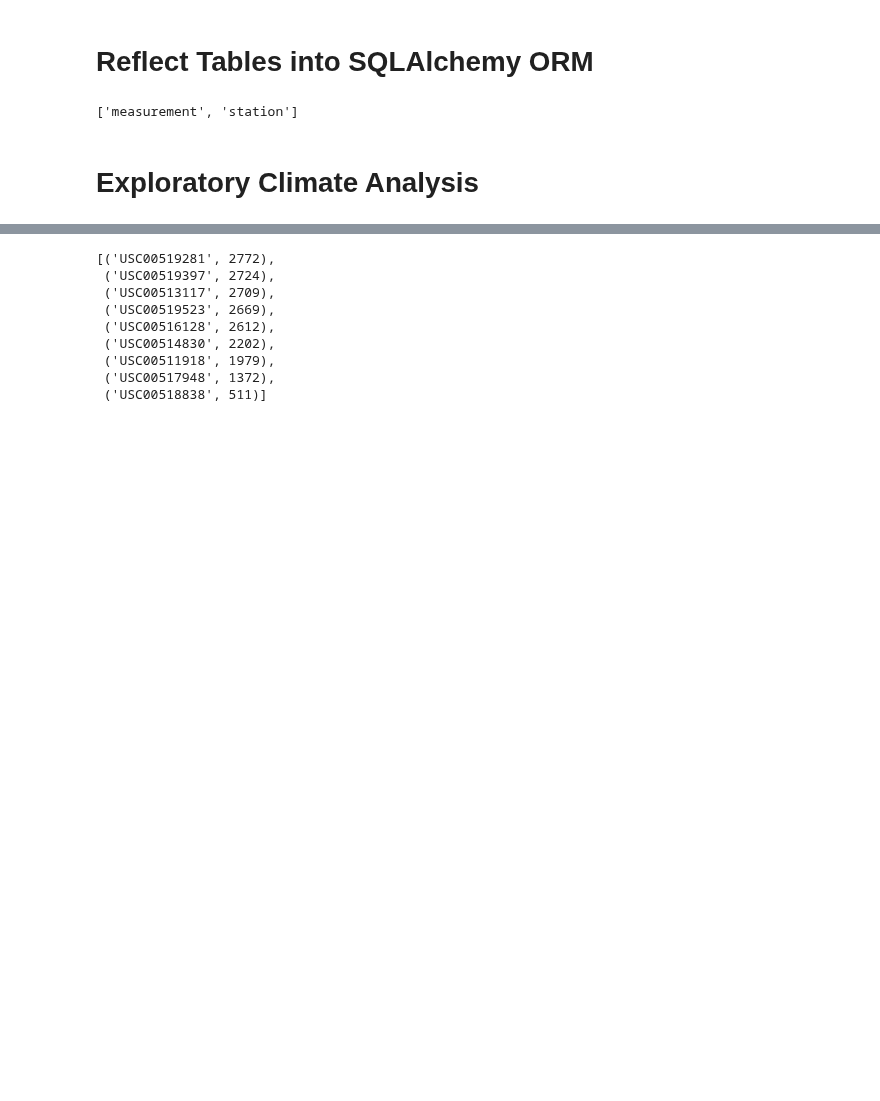
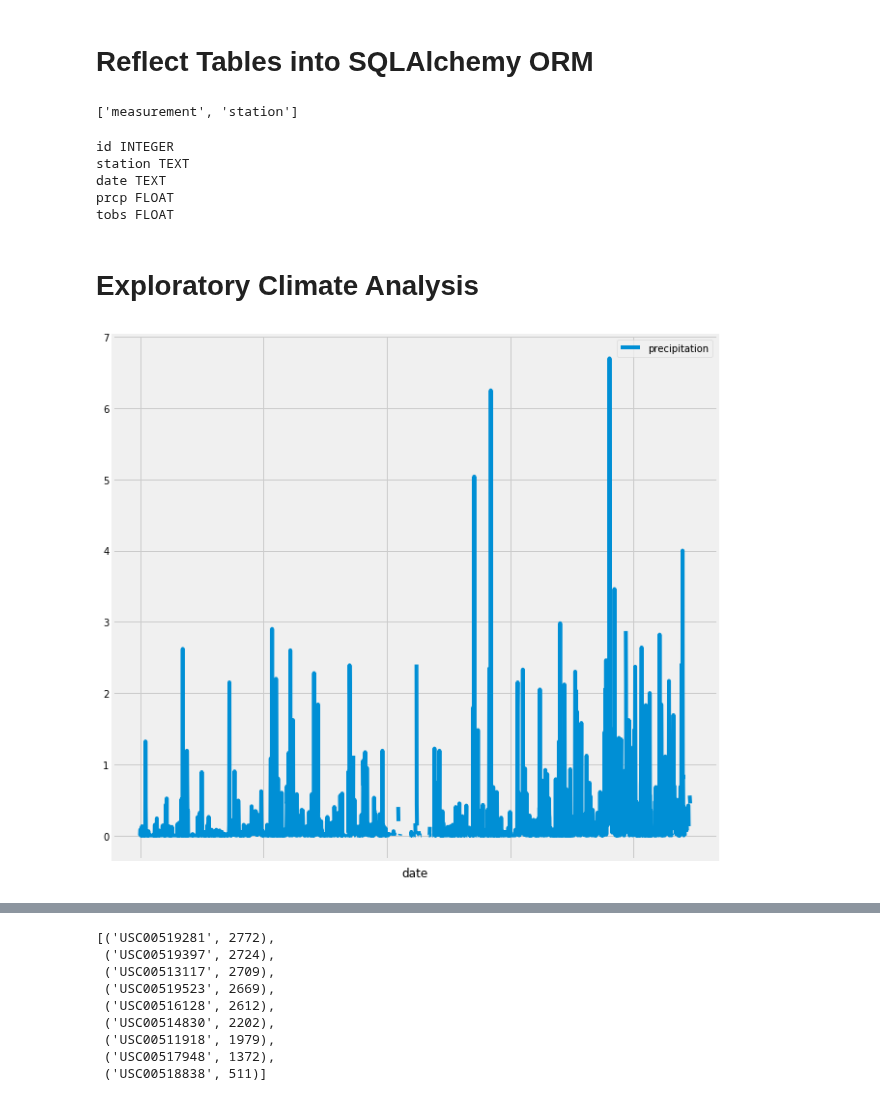
Before and after one commit to nagaraj9b/SQLAlchemy_homework, a Jupyter notebook: climate_starter.ipynb, the cells around one changed output, grey strips where cells are left out. Saved outputs shown, nothing was run; the diff lists cells and outputs as text; code cells hidden in the pictures; blank space fills up the shorter version.

```diff
--- a/climate_starter.ipynb
+++ b/climate_starter.ipynb
@@ -35,21 +35,54 @@ Station = Base.classes.station
 # %%
 # Create our session (link) from Python to the DB
 session = Session(engine)
+inspector = inspect(engine)
+columns = inspector.get_columns('measurement')
+for c in columns:
+    print(c['name'], c["type"])
+# %% [output]
+id INTEGER
+station TEXT
+date TEXT
+prcp FLOAT
+tobs FLOAT
 # %% [markdown]
 # Exploratory Climate Analysis
 # %%
 # Design a query to retrieve the last 12 months of precipitation data and plot the results
 
-
 # Calculate the date 1 year ago from the last data point in the database
 
+Latestdate = session.query(Measurement.date).order_by(Measurement.date.desc()).first()
+
+query_date = dt.date(2016, 8, 22)
+
+# - dt.timedelta(weeks=40, days=84, hours=23,minutes=50, seconds=600)
+
 # Perform a query to retrieve the data and precipitation scores
+results =session.query(Measurement.date, Measurement.prcp).\
+    filter(Measurement.date > query_date).all()
+
 
 # Save the query results as a Pandas DataFrame and set the index to the date column
+df = pd.DataFrame(results, columns=['date', 'prcp'])
+# df.set_index('emoji_id', inplace=True, )
+df.columns = ['date','precipitation']
+df.head()
 
 # Sort the dataframe by date
+precipitation = df.sort_values('date')
+
+precipitation.head()
 
 # Use Pandas Plotting with Matplotlib to plot the data
+
+
+precipitation = df.set_index('date')
+df.plot('date',x_compat=True, figsize=(10,10))
+# plt.tight_layout()
+plt.show()
+# %% [output]
+[figure, added]
 # %% [markdown]
 ![precipitation](Images/precipitation.png)
 # %%
```
Also changed, not shown: parts of 6 cells of this notebook.
